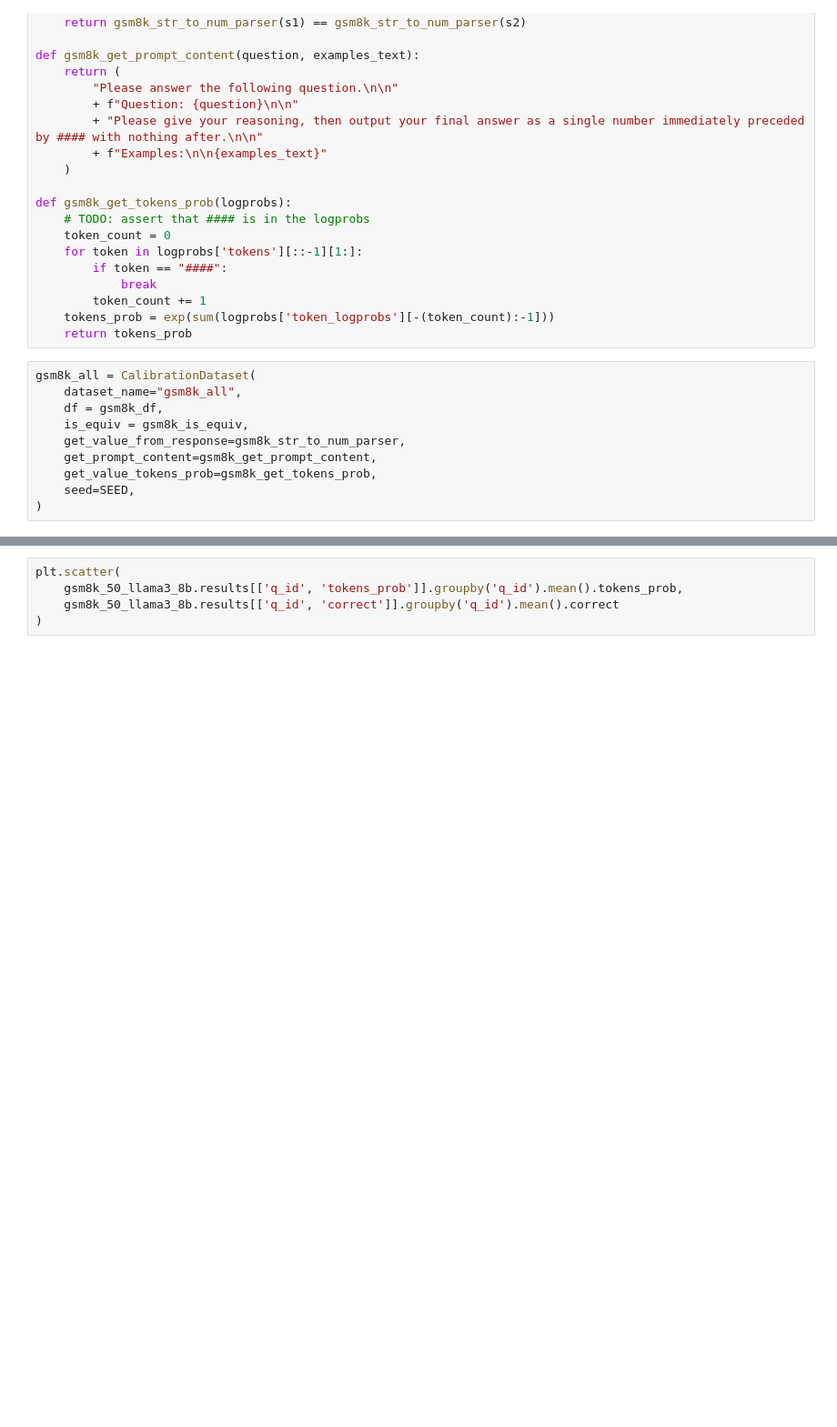
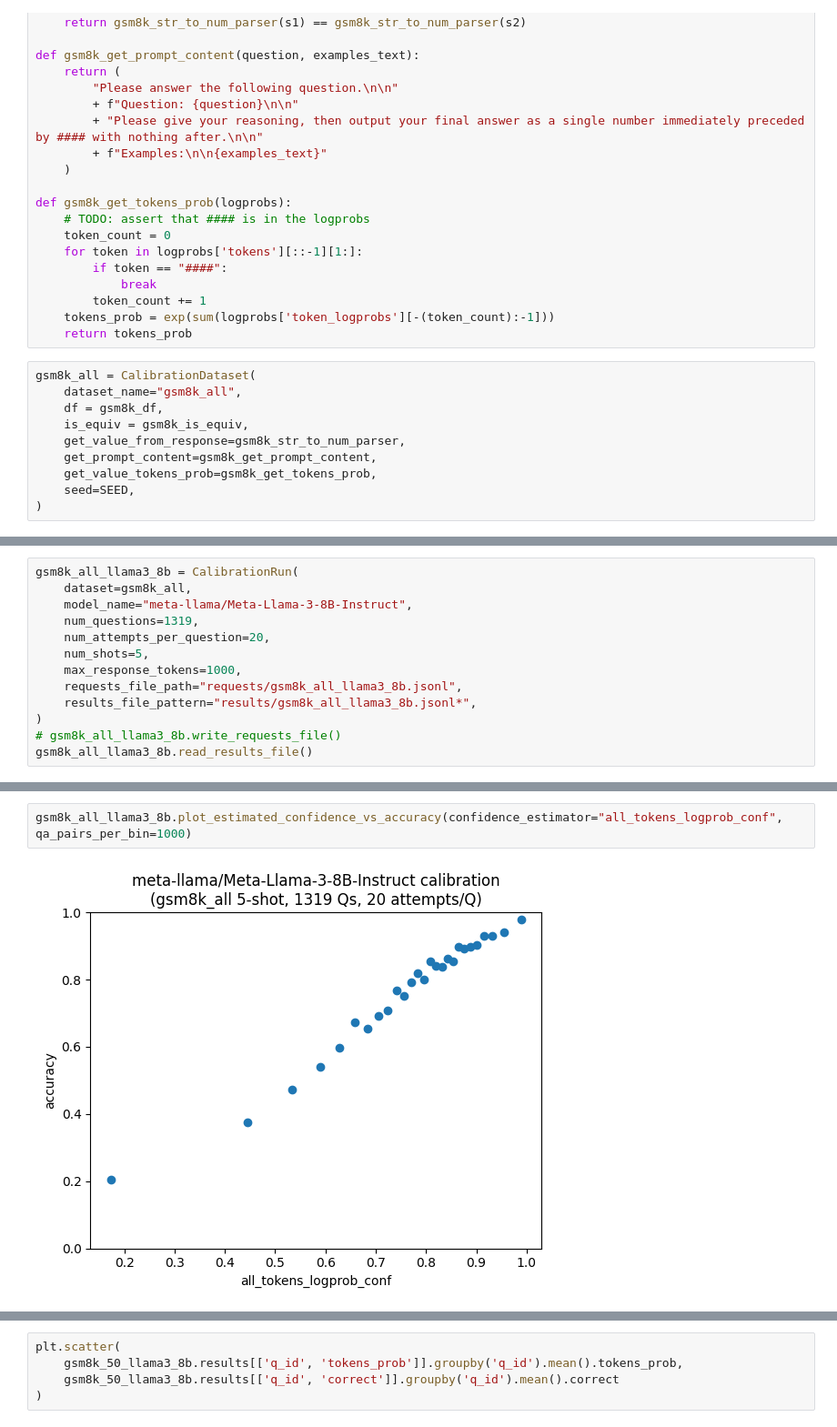
Before and after one commit to jamesyc23/alamere, a Jupyter notebook: confidence.ipynb, the cells around one changed output, grey strips where cells are left out. Shown: that part at 91% size. Cells and saved outputs as stored; diff of their text form; blank space fills up the shorter version.

```diff
--- a/confidence.ipynb
+++ b/confidence.ipynb
@@ -260,0 +283,13 @@ gsm8k_all = CalibrationDataset(
+# %%
+gsm8k_all_llama3_8b = CalibrationRun(
+    dataset=gsm8k_all,
+    model_name="meta-llama/Meta-Llama-3-8B-Instruct",
+    num_questions=1319,
+    num_attempts_per_question=20,
+    num_shots=5,
+    max_response_tokens=1000,
+    requests_file_path="requests/gsm8k_all_llama3_8b.jsonl",
+    results_file_pattern="results/gsm8k_all_llama3_8b.jsonl*",
+)
+# gsm8k_all_llama3_8b.write_requests_file()
+gsm8k_all_llama3_8b.read_results_file()
@@ -260,0 +314,4 @@ gsm8k_all = CalibrationDataset(
+# %%
+gsm8k_all_llama3_8b.plot_estimated_confidence_vs_accuracy(confidence_estimator="all_tokens_logprob_conf", qa_pairs_per_bin=1000)
+# %% [output]
+[figure, added]
```
Also changed, not shown: parts of 24 cells of this notebook.
